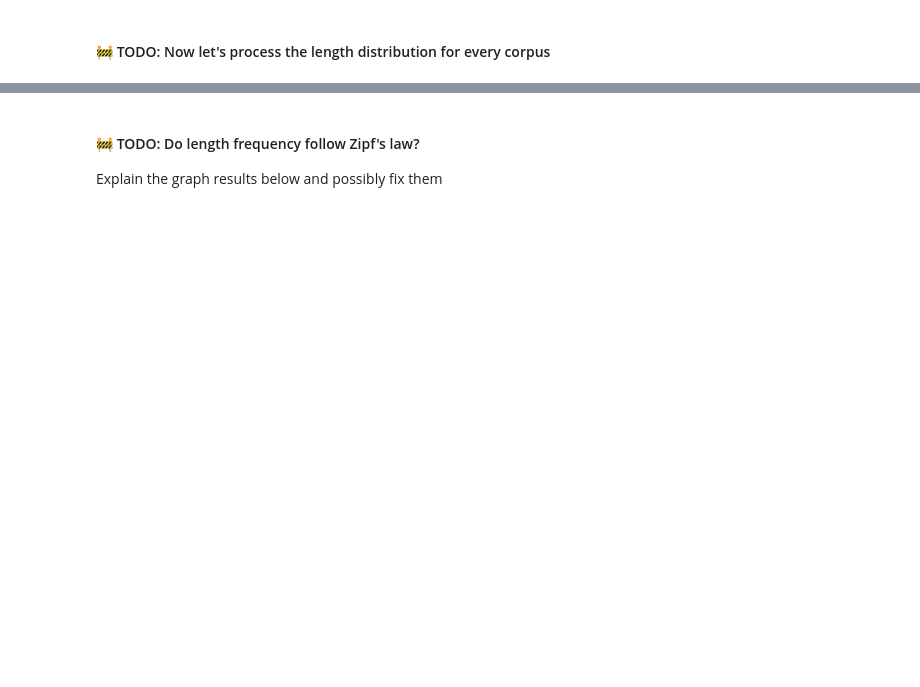
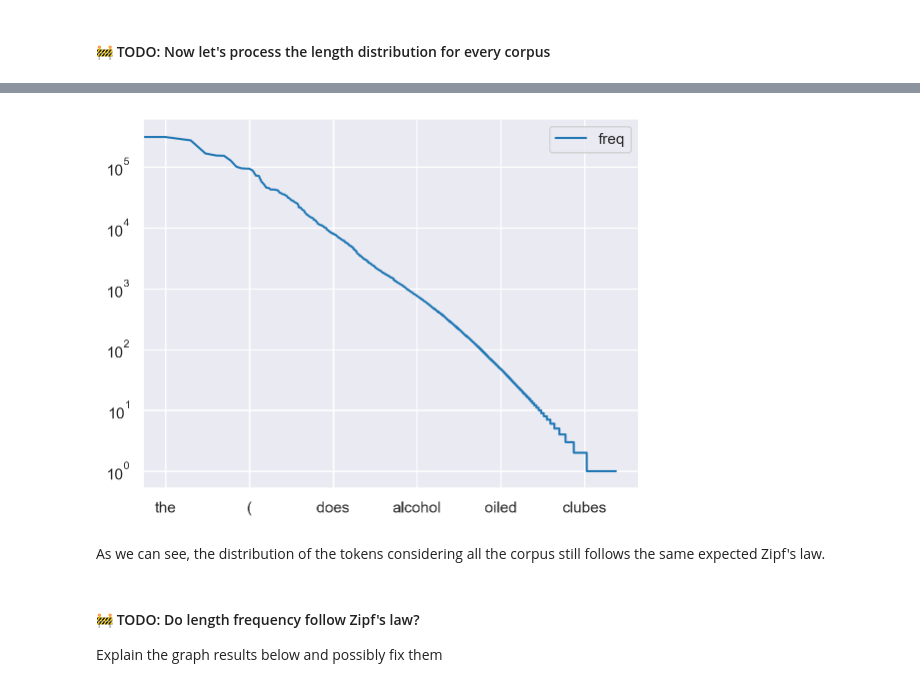
Before and after one commit to jlopetegui98/HandsOn-NLP, a Jupyter notebook: TP1/HoNLP_week1.ipynb, the cells around one changed output, grey strips where cells are left out. Saved outputs shown, nothing was run; the diff lists cells and outputs as text; code cells hidden in the pictures; blank space fills up the shorter version.

```diff
--- a/TP1/HoNLP_week1.ipynb
+++ b/TP1/HoNLP_week1.ipynb
@@ -730,0 +737,10 @@ plt.show()
+# %%
+all_tokens = []
+for corpus in tokens.index:
+    all_tokens.extend(tokens[corpus])
+# %%
+all_ctr = Counter(all_tokens)
+all_token_freqs_df = pd.DataFrame.from_dict(
+    all_ctr, orient="index", columns=["freq"]
+)
+all_token_freqs_df.head()
@@ -731,6 +754,10 @@ plt.show()
 # %%
-# all_token_freqs_df.plot(loglog=True)
-# plt.show()
+all_token_freqs_df.sort_values(by = 'freq', ascending = False).plot(loglog = True)
+plt.show()
+# %% [output]
+[figure, added]
+# %% [markdown]
+As we can see, the distribution of the tokens considering all the corpus still follows the same expected Zipf's law.
 # %% [markdown]
 #### 🚧 TODO: Do length frequency follow Zipf's law?
 
```
Also changed, not shown: parts of 21 cells of this notebook.
